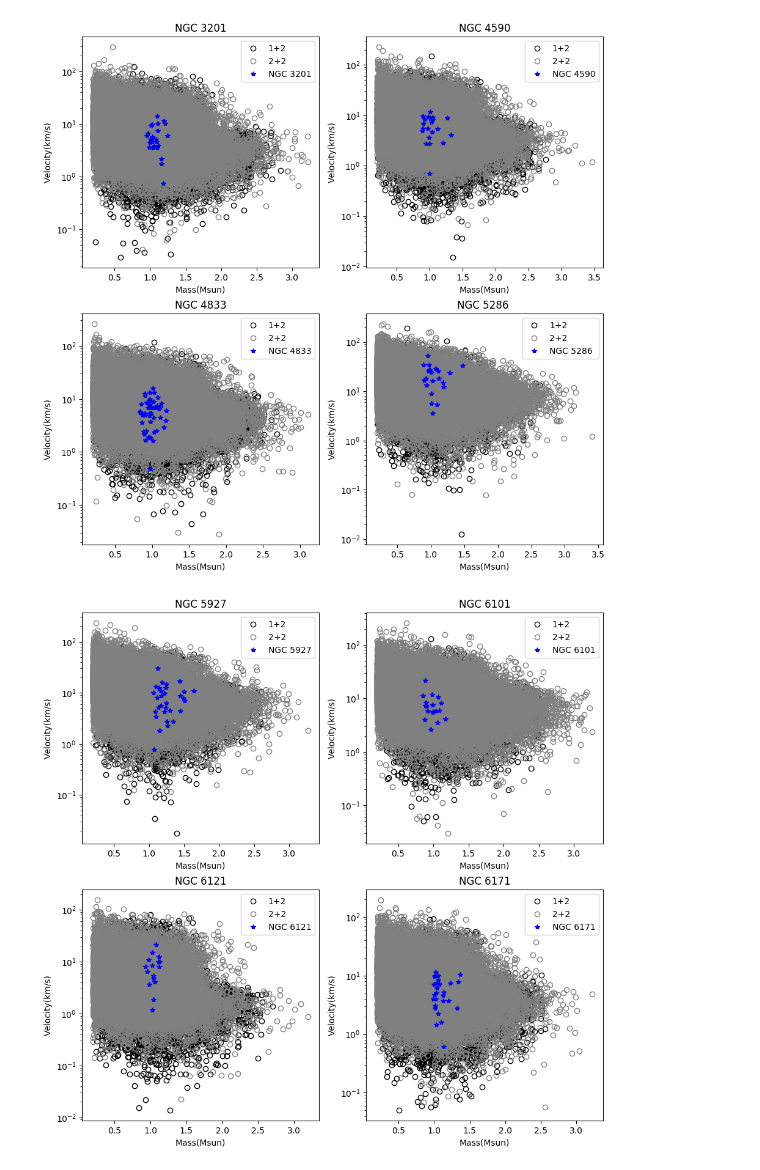
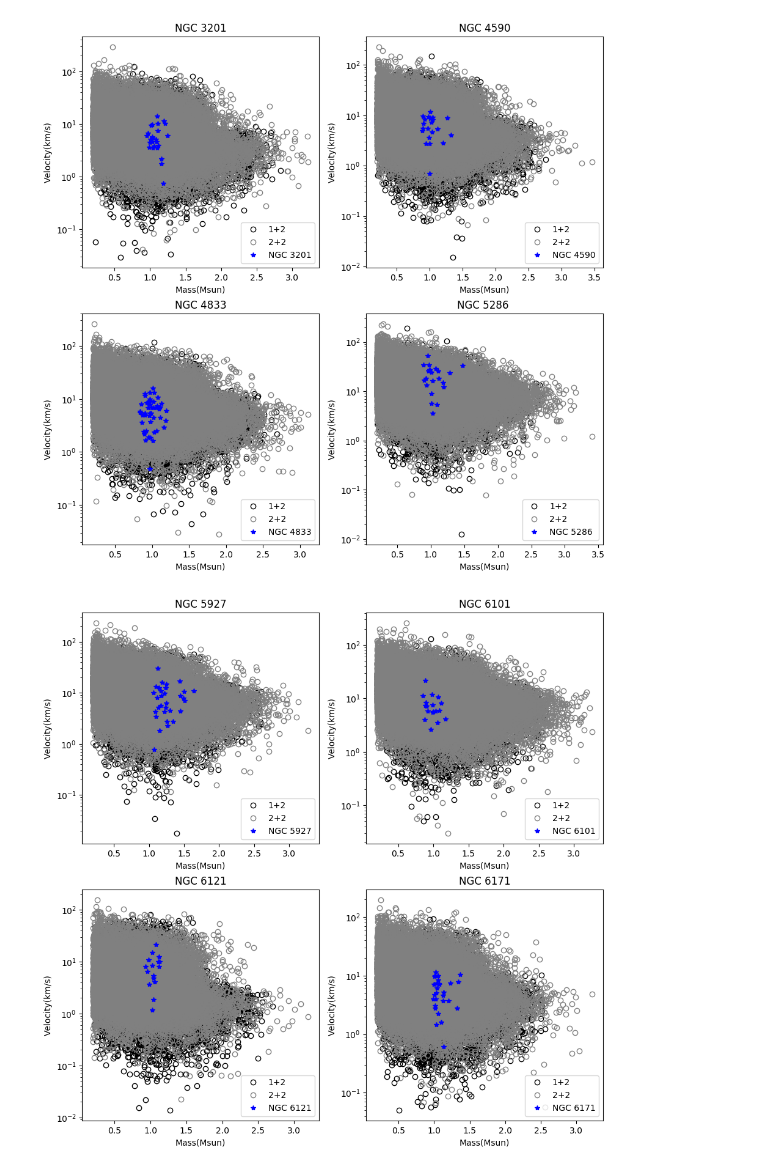
Before and after one commit to teresapan/Blue_stragglers, a Jupyter notebook: Research_SU17.ipynb, the cells around one changed output. Cells and saved outputs as stored; diff of their text form; code cells hidden in the pictures.

```diff
--- a/Research_SU17.ipynb
+++ b/Research_SU17.ipynb
@@ -528,7 +529,7 @@ ax31.set_title('NGC 3201')
 ax31.set_xlabel('Mass(Msun)')
 ax31.set_ylabel('Velocity(km/s)')
 ax31.set_yscale('log')
-ax31.legend(loc="upper right")
+ax31.legend(loc="lower right")
 
 
 ax32.plot(m_4590_num1,v_4590_num1, 'o', c='black',mfc="None",label='1+2')
@@ -541,38 +542,38 @@ ax32.set_title('NGC 4590')
 ax32.set_xlabel('Mass(Msun)')
 ax32.set_ylabel('Velocity(km/s)')
 ax32.set_yscale('log')
-ax32.legend(loc="upper right")
+ax32.legend(loc="lower right")
 
 ax33.plot(m_4833_num1,v_4833_num1, 'o', c='black',mfc="None",label='1+2')
 ax33.set_zorder(1)
 ax33.plot(m_4833_num2,v_4833_num2, 'o',c='gray',mfc="None", label='2+2')
 ax33.set_zorder(2)
 ax33.plot(m_4833,v_4833, '*',c='blue',label='NGC 4833')
 ax33.set_zorder(3)
 ax33.set_title('NGC 4833')
 ax33.set_xlabel('Mass(Msun)')
 ax33.set_ylabel('Velocity(km/s)')
 ax33.set_yscale('log')
-ax33.legend(loc="upper right")
+ax33.legend(loc="lower right")
 
 
 ax34.plot(m_5286_num1,v_5286_num1, 'o', c='black',mfc="None",label='1+2')
 ax34.set_zorder(1)
 ax34.plot(m_5286_num2,v_5286_num2, 'o',c='gray',mfc="None", label='2+2')
 ax34.set_zorder(2)
 ax34.plot(m_5286 ,v_5286 , '*',c='blue',label='NGC 5286 ')
 ax34.set_zorder(3)
 ax34.set_title('NGC 5286 ')
 ax34.set_xlabel('Mass(Msun)')
 ax34.set_ylabel('Velocity(km/s)')
 ax34.set_yscale('log')
-ax34.legend(loc="upper right")
+ax34.legend(loc="lower right")
 
 
 fig = plt.gcf()
 fig.set_size_inches(11,11, forward = True)
 # %% [output]
-[figure, old version]
+[figure, new version]
 # %%
 #Everything: 5927, 6101, 6121, 6171
 
@@ -589,7 +590,7 @@ ax35.set_title('NGC 5927')
 ax35.set_xlabel('Mass(Msun)')
 ax35.set_ylabel('Velocity(km/s)')
 ax35.set_yscale('log')
-ax35.legend(loc="upper right")
+ax35.legend(loc="lower right")
 
 ax36.plot(m_6101_num1,v_6101_num1, 'o', c='black',mfc="None",label='1+2')
 ax36.set_zorder(1)
@@ -601,7 +602,7 @@ ax36.set_title('NGC 6101')
 ax36.set_xlabel('Mass(Msun)')
 ax36.set_ylabel('Velocity(km/s)')
 ax36.set_yscale('log')
-ax36.legend(loc="upper right")
+ax36.legend(loc="lower right")
 
 
 ax37.plot(m_6121_num1,v_6121_num1, 'o', c='black',mfc="None",label='1+2')
@@ -614,7 +615,7 @@ ax37.set_title('NGC 6121')
 ax37.set_xlabel('Mass(Msun)')
 ax37.set_ylabel('Velocity(km/s)')
 ax37.set_yscale('log')
-ax37.legend(loc="upper right")
+ax37.legend(loc="lower right")
 
 ax38.plot(m_6171_num1,v_6171_num1, 'o', c='black',mfc="None",label='1+2')
 ax38.set_zorder(1)
@@ -626,13 +627,13 @@ ax38.set_title('NGC 6171')
 ax38.set_xlabel('Mass(Msun)')
 ax38.set_ylabel('Velocity(km/s)')
 ax38.set_yscale('log')
-ax38.legend(loc="upper right")
+ax38.legend(loc="lower right")
 
 
 fig = plt.gcf()
 fig.set_size_inches(11,11, forward = True)
 # %% [output]
-[figure, old version]
+[figure, new version]
 # %%
 #Everything: NGC 6218, 6254, 6304, 6341
 
```
Also changed, not shown: parts of 12 cells of this notebook.
